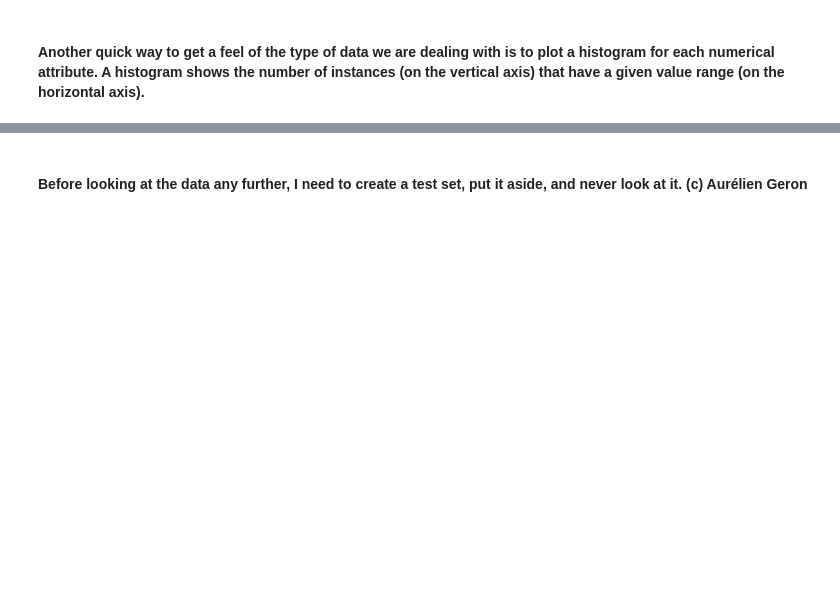
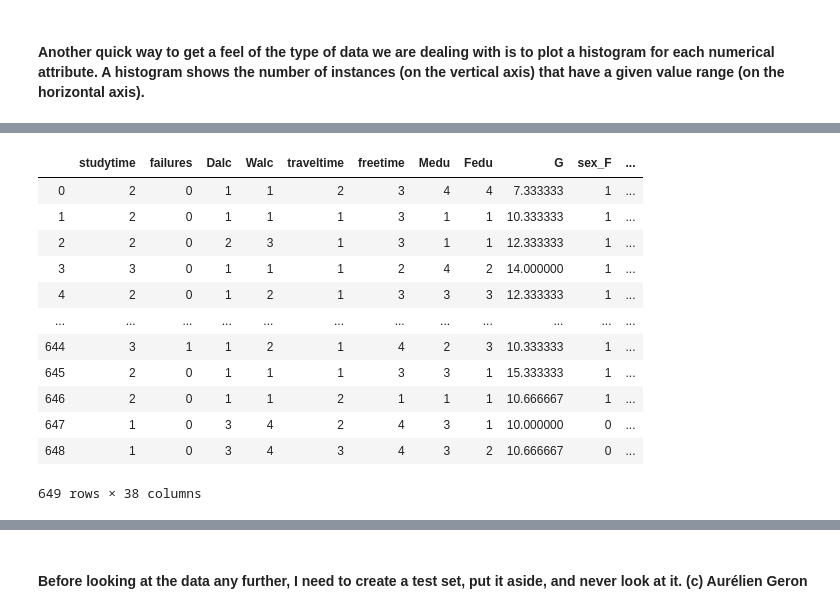
Before and after one commit to ourendingdays/Exploring-Datasets, a Jupyter notebook: Student Performance/students performance.ipynb, the cells around one changed output, grey strips where cells are left out. Cells and saved outputs as stored; diff of their text form; code cells hidden in the pictures; blank space fills up the shorter version.

```diff
--- a/Student Performance/students performance.ipynb
+++ b/Student Performance/students performance.ipynb
@@ -422,0 +441,19 @@ plt.show()
+# %%
+features_cat = ['sex','school','address','Mjob','Fjob','reason','schoolsup','guardian','higher','internet']
+
+student_reduced_cat = pd.get_dummies(student_reduced, columns = features_cat)
+student_reduced_cat
+# %% [output]
+|  | studytime | failures | Dalc | Walc | traveltime | freetime | Medu | Fedu | G | sex_F | ... |
+| 0 | 2 | 0 | 1 | 1 | 2 | 3 | 4 | 4 | 7.333333 | 1 | ... |
+| 1 | 2 | 0 | 1 | 1 | 1 | 3 | 1 | 1 | 10.333333 | 1 | ... |
+| 2 | 2 | 0 | 2 | 3 | 1 | 3 | 1 | 1 | 12.333333 | 1 | ... |
+| 3 | 3 | 0 | 1 | 1 | 1 | 2 | 4 | 2 | 14.000000 | 1 | ... |
+| 4 | 2 | 0 | 1 | 2 | 1 | 3 | 3 | 3 | 12.333333 | 1 | ... |
+| ... | ... | ... | ... | ... | ... | ... | ... | ... | ... | ... | ... |
+| 644 | 3 | 1 | 1 | 2 | 1 | 4 | 2 | 3 | 10.333333 | 1 | ... |
+| 645 | 2 | 0 | 1 | 1 | 1 | 3 | 3 | 1 | 15.333333 | 1 | ... |
+| 646 | 2 | 0 | 1 | 1 | 2 | 1 | 1 | 1 | 10.666667 | 1 | ... |
+| 647 | 1 | 0 | 3 | 4 | 2 | 4 | 3 | 1 | 10.000000 | 0 | ... |
+| 648 | 1 | 0 | 3 | 4 | 3 | 4 | 3 | 2 | 10.666667 | 0 | ... |
+649 rows × 38 columns
```
Also changed, not shown: parts of 22 cells of this notebook, 1 other file.
